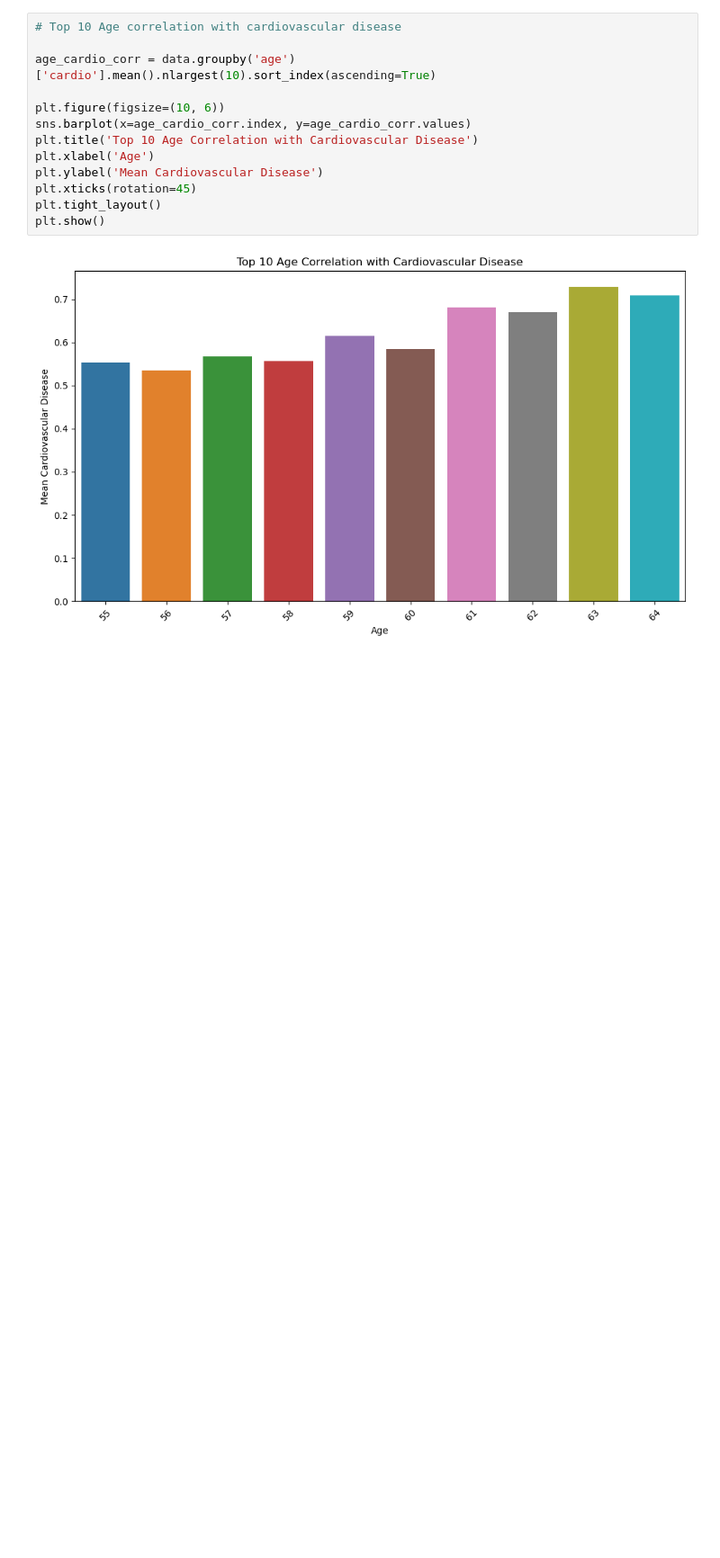
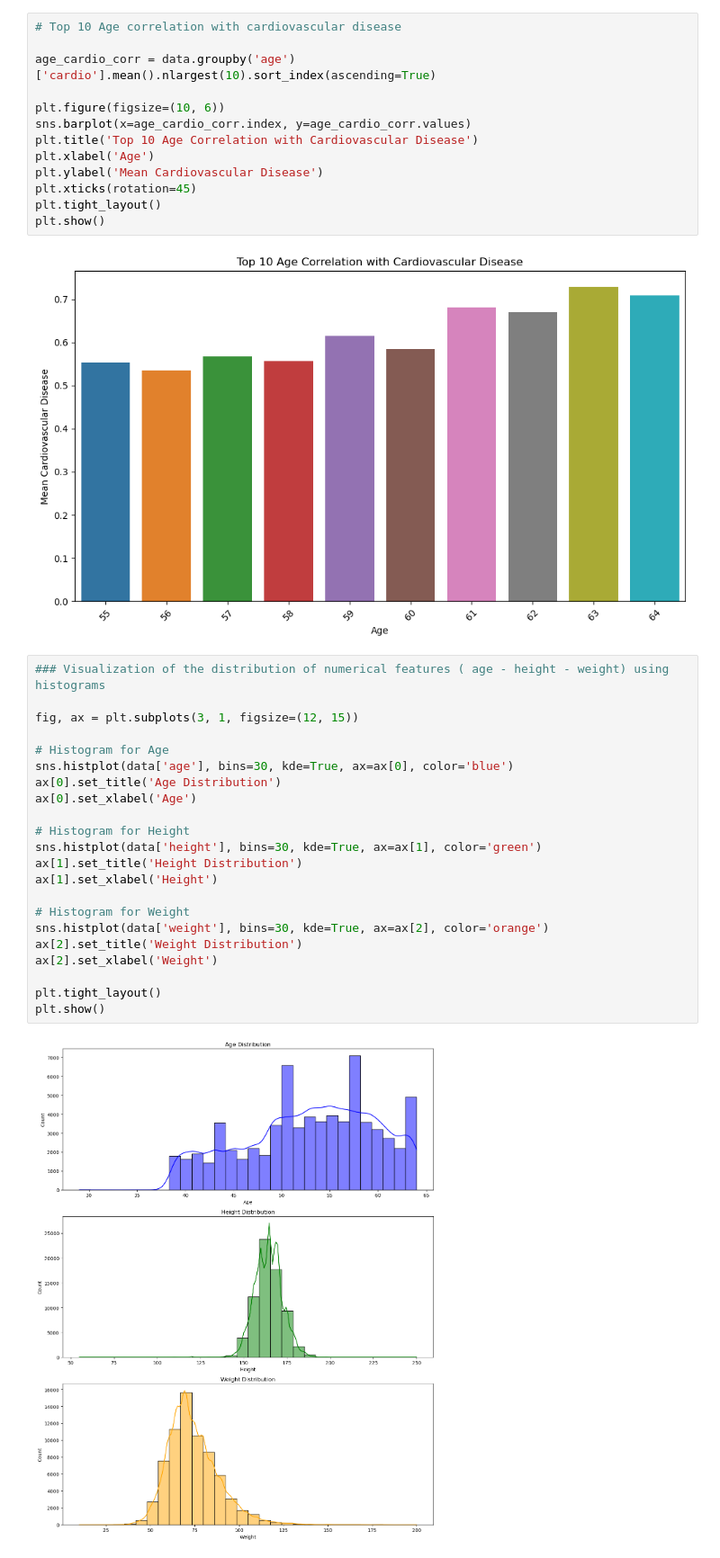
Before and after one commit to UlysseNMK312/cardio_prediction, a Jupyter notebook: notebooks/EDA.ipynb, the cells around one changed output. Shown at 90% size. Saved outputs shown, nothing was run; the diff lists cells and outputs as text; blank space fills up the shorter version.

Commit message:
{Visualization of the distribution of age - height - weight using histograms}

```diff
--- a/notebooks/EDA.ipynb
+++ b/notebooks/EDA.ipynb
@@ -129,3 +129,27 @@ plt.tight_layout()
 plt.show()
 # %% [output]
 [figure]
+# %%
+### Visualization of the distribution of numerical features ( age - height - weight) using histograms
+
+fig, ax = plt.subplots(3, 1, figsize=(12, 15))
+
+# Histogram for Age
+sns.histplot(data['age'], bins=30, kde=True, ax=ax[0], color='blue')
+ax[0].set_title('Age Distribution')
+ax[0].set_xlabel('Age')
+
+# Histogram for Height
+sns.histplot(data['height'], bins=30, kde=True, ax=ax[1], color='green')
+ax[1].set_title('Height Distribution')
+ax[1].set_xlabel('Height')
+
+# Histogram for Weight
+sns.histplot(data['weight'], bins=30, kde=True, ax=ax[2], color='orange')
+ax[2].set_title('Weight Distribution')
+ax[2].set_xlabel('Weight')
+
+plt.tight_layout()
+plt.show()
+# %% [output]
+[figure, added]
```
